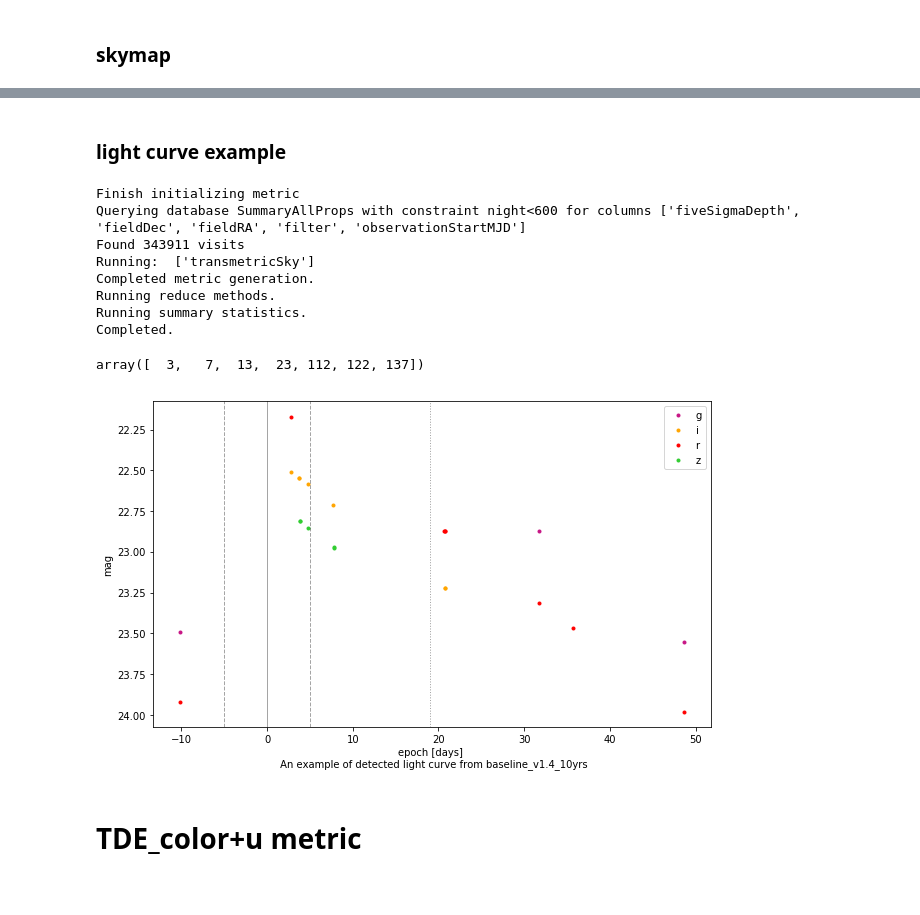
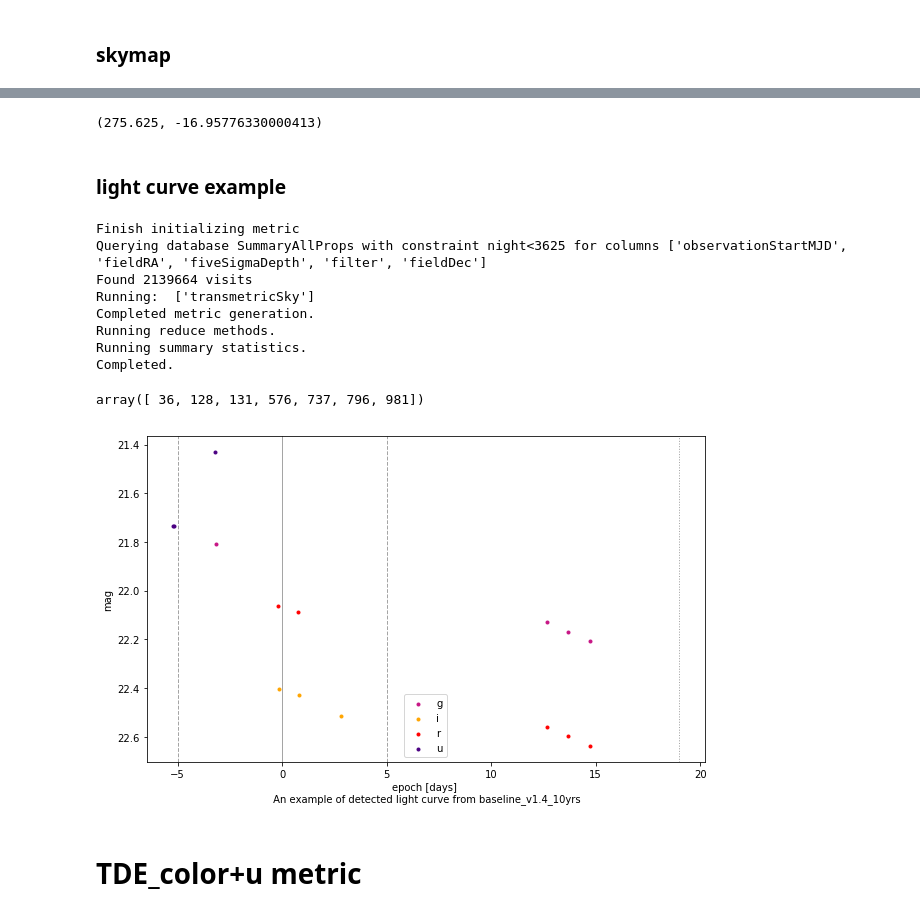
Before and after one commit to Bricmank/TDEmetric, a Jupyter notebook: TDEmetric.ipynb, the cells around one changed output, grey strips where cells are left out. Saved outputs shown, nothing was run; the diff lists cells and outputs as text; code cells hidden in the pictures.

```diff
--- a/TDEmetric.ipynb
+++ b/TDEmetric.ipynb
@@ -17,11 +25,16 @@ import lsst.sims.maf.db as db
 from lsst.sims.maf.metrics import BaseMetric
 import lsst.sims.maf.utils as utils
 # %%
+# Monte Carlo approach to detection of TDEs
+# lixl@udel.edu
+
+__all__ = ['TDEsMonteMetric']
+
 class TDEsMonteMetric(BaseMetric):
     """Based on the transientMetric, but uses an ascii input file and provides option to write out lightcurve.
 
-    Calculate what fraction of the transients would be detected. Best paired with a spatial slicer.
-    The lightcurve in input is an ascii file per photometric band so that different lightcurve
+    Calculate what fraction of transients would be detected. Best paired with a spatial slicer.
+    The lightcurve input is an ascii file per photometric band so that different lightcurve
     shapes can be implemented.
 
     Parameters
@@ -104,6 +117,7 @@ class TDEsMonteMetric(BaseMetric):
 
         # event rate
         self.eventRate = eventRate
+
         # light curve parameters
         self.epochStart = epochStart
         self.peakEpoch = peakEpoch
@@ -482,3 +495,12 @@ Plotting complete.
+# %%
+baseline_skymap_color = transmetricSky.metricValues
+# %%
+# get the a random ipix where the metric value is larger than 1% and transform it to ra,dec
+ipix = np.random.choice(np.where(baseline_skymap_color>=0.01)[0])
+coords = hp.pix2ang(ipix=ipix, nside=16, lonlat=True)
+coords
+# %% [output]
+(275.625, -16.95776330000413)
 # %% [markdown]
 ### light curve example
 # %%
@@ -492,9 +514,9 @@ transmetric = TDEsMonteMetric(asciifile=asciifile, mjdCol=mjdCol, m5Col=m5Col, f
                               nObsPostPeak=nObsPostPeak_color, nFiltersPostPeak=nFiltersPostPeak_color,
                               dataout=True)
 
-# ra,dec of ipix
-ra = np.array([180])
-dec = np.array([-30])
+# ra,dec of ipix where metric value > 0.01 giving a larger probability a TDE is detected there
+ra = coords[0]
+dec = coords[1]
 slicer = slicers.UserPointsSlicer(ra, dec)
 
 sqlconstraint = 'night<3625'
@@ -505,8 +527,8 @@ group = metricBundles.MetricBundleGroup({'transmetricSky':transmetricSky}, opsdb
 group.runAll()
 # %% [output]
 Finish initializing metric
-Querying database SummaryAllProps with constraint night<600 for columns ['fiveSigmaDepth', 'fieldDec', 'fieldRA', 'filter', 'observationStartMJD']
-Found 343911 visits
+Querying database SummaryAllProps with constraint night<3625 for columns ['observationStartMJD', 'fieldRA', 'fiveSigmaDepth', 'filter', 'fieldDec']
+Found 2139664 visits
 Running:  ['transmetricSky']
 Completed metric generation.
 Running reduce methods.
@@ -522,16 +544,17 @@ for d_ in output_dict_list:
 #detected light curves (the ones that satisfied the requirements set above)
 np.unique( df[df.detected]['lcN'] )
 # %% [output]
-array([  3,   7,  13,  23, 112, 122, 137])
+array([ 36, 128, 131, 576, 737, 796, 981])
 # %%
 # plot a specific light curve
-plotlc(df[ (df.lcAboveThresh) & (df.lcN==23)], time_key='lcEpoch', mag_key='lcMags', filter_key='lcFilters',
+plotlc(df[ (df.lcAboveThresh) & (df.lcN==np.random.choice(np.unique( df[df.detected]['lcN'] ) ))],
+       time_key='lcEpoch', mag_key='lcMags', filter_key='lcFilters',
        err_key=None, peakEpoch=peakEpoch, nearPeakT=nearPeakT, postPeakT=postPeakT)
 
 plt.xlabel('epoch [days] \n An example of detected light curve from ' + opsim_name)
 plt.show()
 # %% [output]
-[figure, old version]
+[figure, new version]
 # %% [markdown]
 # TDE_color+u metric
 # %% [markdown]
```
Also changed, not shown: parts of 13 cells of this notebook, 1 other file.
